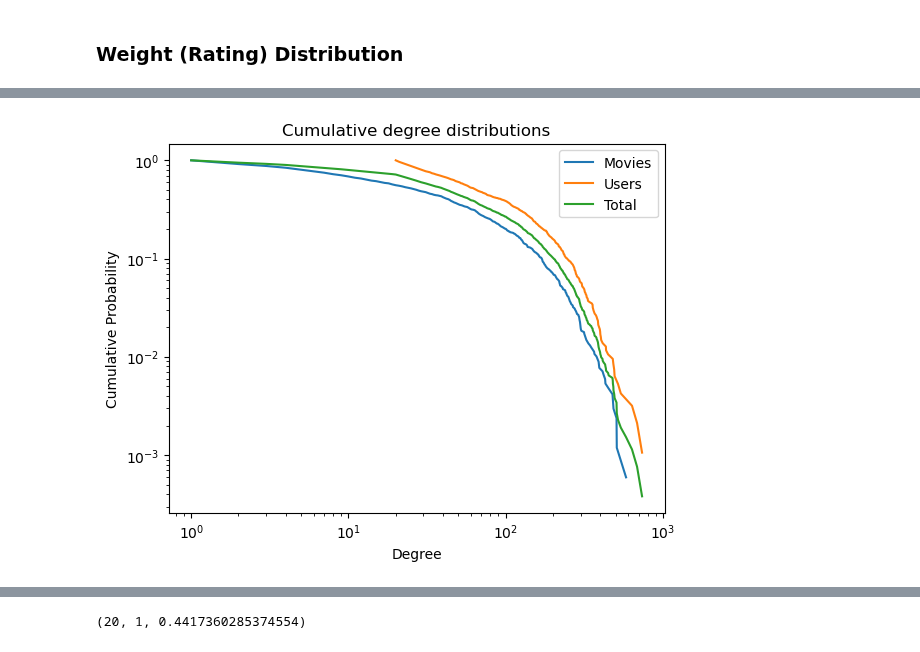
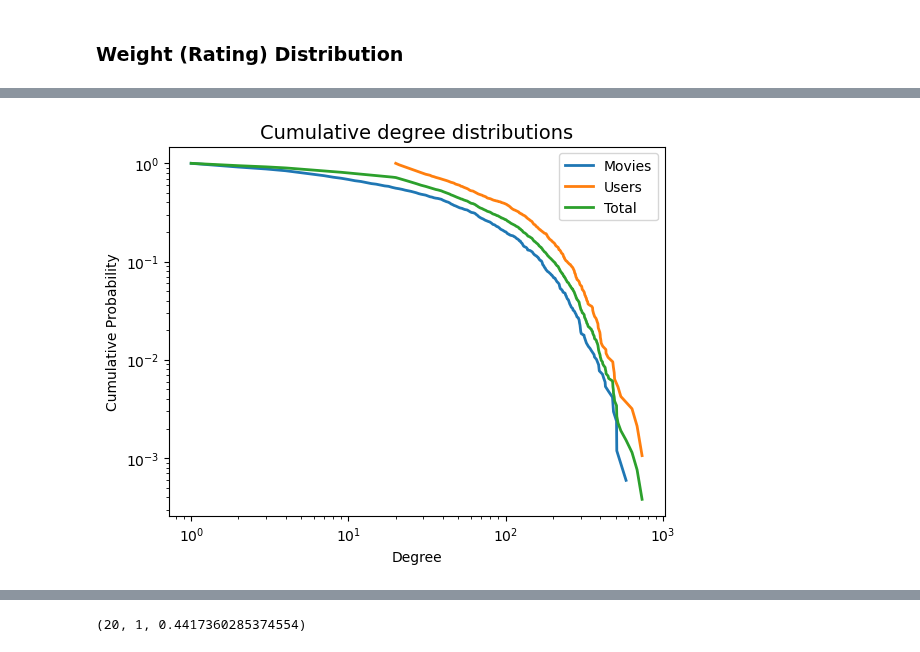
Before and after one commit to Christian-Weidemann/Movie-Mirror, a Jupyter notebook: project.ipynb, the cells around one changed output, grey strips where cells are left out. Saved outputs shown, nothing was run; the diff lists cells and outputs as text; code cells hidden in the pictures.

```diff
--- a/project.ipynb
+++ b/project.ipynb
@@ -49,3 +49,23 @@ else:
     print("Graph created and saved")
 # %% [output]
 Graph loaded
+# %%
+# Loading movie titles
+with open(raw_data_path+"movie-titles.txt", 'r') as f:
+        title_dict =  dict()
+        for line in f.readlines():
+            movieid, title = line.strip().split('|')[:2]
+            movieid = int(movieid)
+            title_dict[movieid] = title
+
+G = nx.Graph()
+
+# Loading edges
+with open(raw_data_path+"rel.rating.csv", 'r') as f:
+
+    for line in f.readlines():
+        userid, movieid, rating, timestamp = tuple(map(int, line.strip().split(' ')))
+        userid += 10000
+        G.add_node(userid)
+        G.add_node(movieid, title=title_dict[movieid])
+        G.add_edge(userid, movieid, weight=rating)  # Discarding the timestamp attribute of edges
@@ -88,21 +132,18 @@ def plot_ccdf(degree_dictionary, cumulative=True):  # takes dict(G.degree)
 # %%
-movie_degrees = {k:v for k,v in dict(G.degree()).items() if k < 10000}
-user_degrees = {k:v for k,v in dict(G.degree()).items() if k >= 10000}
+ax = plt.gca()
 
 movie_ccdf = plot_ccdf(movie_degrees)
 user_ccdf = plot_ccdf(user_degrees)
 total_ccdf = plot_ccdf(dict(G.degree()))
 
-ax = plt.gca()
+movie_ccdf.plot(kind='line', x='degree', y='ccdf', loglog=True, label='Movies', ax=ax, linewidth=2)
+user_ccdf.plot(kind='line', x='degree', y='ccdf', loglog=True, label='Users', ax=ax, linewidth=2)
+total_ccdf.plot(kind='line', x='degree', y='ccdf', loglog=True, label='Total', ax=ax, linewidth=2)
 
-movie_ccdf.plot(kind='line', x='degree', y='ccdf', loglog=True, label='Movies', ax=ax)
-user_ccdf.plot(kind='line', x='degree', y='ccdf', loglog=True, label='Users', ax=ax);
-total_ccdf.plot(kind='line', x='degree', y='ccdf', loglog=True, label='Total', ax=ax);
-
-ax.set_title("Cumulative degree distributions")
+ax.set_title("Cumulative degree distributions", size=14)
 plt.ylabel("Cumulative Probability")
 plt.xlabel("Degree")
 
 plt.savefig(figure_path+"bipartite_ccdf_movies_and_users.png")
 # %% [output]
-[figure, old version]
+[figure, new version]
```
Also changed, not shown: parts of 7 cells of this notebook.
